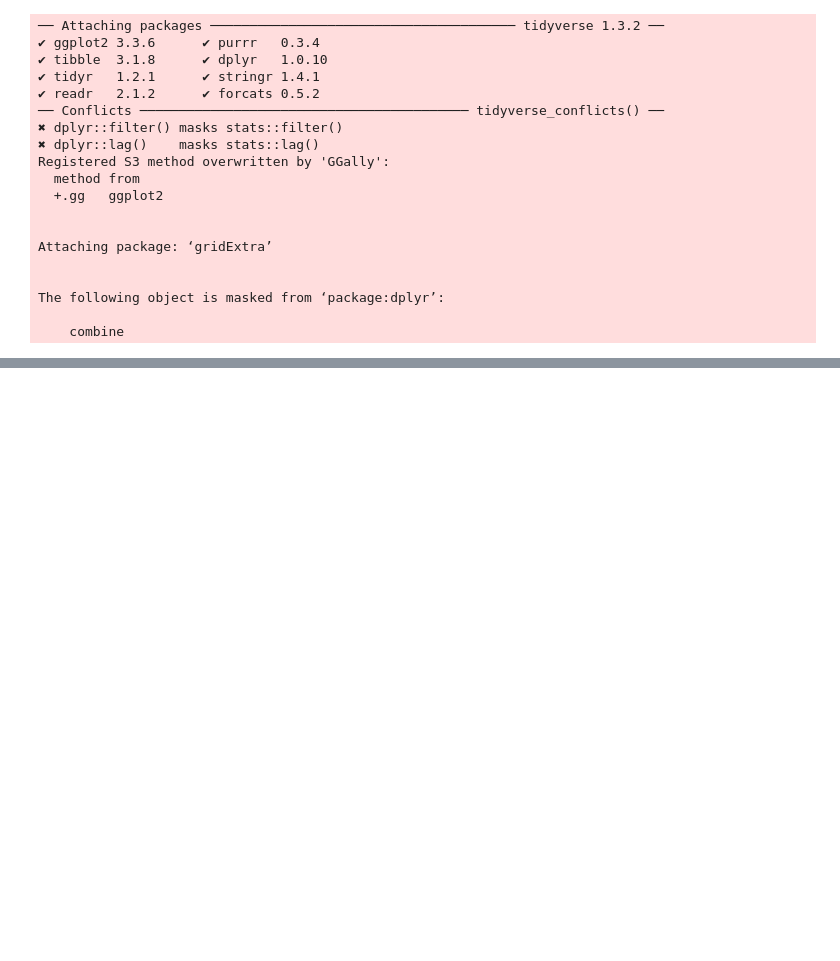
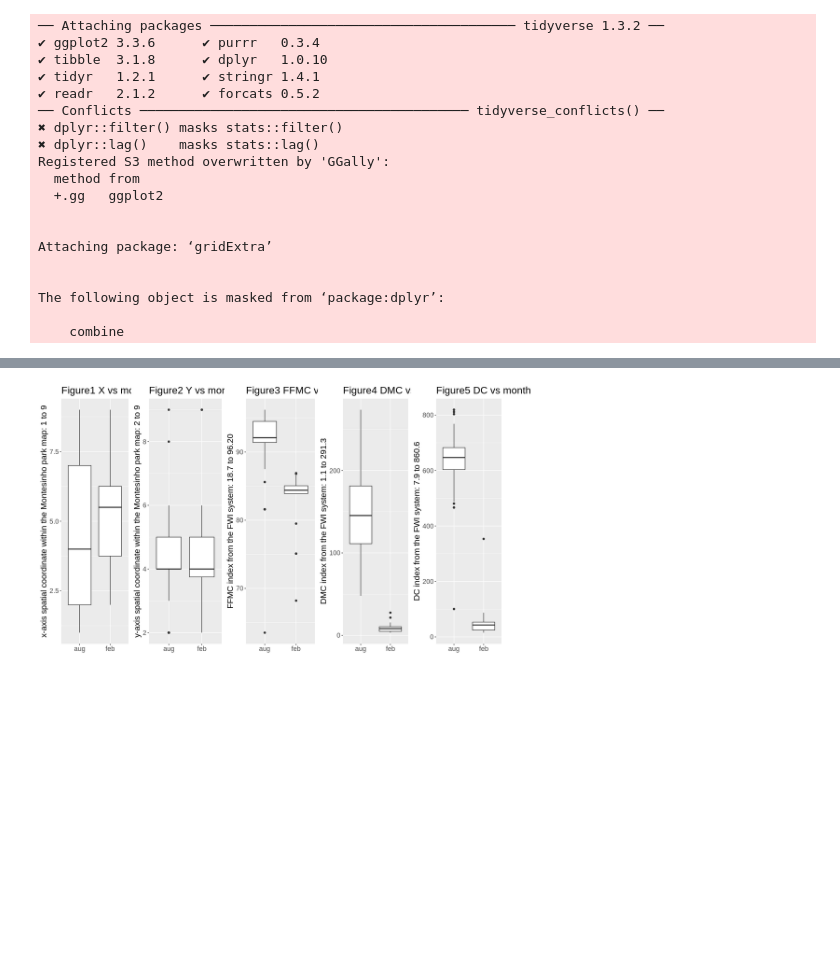
Before and after one commit to Zeeho-Lee/dsci-100-2022w2-group-36, a Jupyter notebook: Proposal.ipynb, the cells around one changed output, grey strips where cells are left out. Saved outputs shown, nothing was run; the diff lists cells and outputs as text; code cells hidden in the pictures; blank space fills up the shorter version.

```diff
--- a/Proposal.ipynb
+++ b/Proposal.ipynb
@@ -43,0 +56,5 @@ A data.frame: 6 × 13
+# %%
+# Filter month of February and July
+forestfires_winter_summer <- forestfires_data |>
+                             filter(month %in% c("feb", "aug"))
+head(forestfires_winter_summer)
@@ -43,0 +71,83 @@ A data.frame: 6 × 13
+# %%
+# Creat boxplot of all numeric variables
+options(repr.plot.width = 20, repr.plot.height = 15)
+
+
+# Since there is an outlier there, which rather affects our analysis, and then filter it out
+forestfires_winter_summer <- forestfires_winter_summer |>
+                             filter(area < 400)
+
+X_month_plot <- ggplot(forestfires_winter_summer, aes(y = X, x = month)) +
+    geom_boxplot()+
+    labs(x = "", y = "x-axis spatial coordinate within the Montesinho park map: 1 to 9") +
+    theme(text=element_text(size=16)) +
+    labs(title = "Figure1 X vs month")
+
+Y_month_plot <- ggplot(forestfires_winter_summer, aes(y = Y, x = month)) +
+    geom_boxplot()+
+    labs(x = "", y = "y-axis spatial coordinate within the Montesinho park map: 2 to 9") +
+    theme(text=element_text(size=16)) +
+    labs(title = "Figure2 Y vs month")
+
+FFMC_month_plot <- ggplot(forestfires_winter_summer, aes(y = FFMC, x = month)) +
+    geom_boxplot()+
+    labs(x = "", y = "FFMC index from the FWI system: 18.7 to 96.20") +
+    theme(text=element_text(size=16)) +
+    labs(title = "Figure3 FFMC vs month")
+
+DMC_month_plot <- ggplot(forestfires_winter_summer, aes(y = DMC, x = month)) +
+    geom_boxplot()+
+    labs(x = "", y = "DMC index from the FWI system: 1.1 to 291.3") +
+    theme(text=element_text(size=16)) +
+    labs(title = "Figure4 DMC vs month")
+
+DC_month_plot <- ggplot(forestfires_winter_summer, aes(y = DC, x = month)) +
+    geom_boxplot()+
+    labs(x = "", y = "DC index from the FWI system: 7.9 to 860.6") +
+    theme(text=element_text(size=16)) +
+    labs(title = "Figure5 DC vs month")
+
+ISI_month_plot <- ggplot(forestfires_winter_summer, aes(y = ISI, x = month)) +
+    geom_boxplot()+
+    labs(x = "", y = "ISI index from the FWI system: 0.0 to 56.10") +
+    theme(text=element_text(size=16)) +
+    labs(title = "Figure6 ISI vs month")
+
+temp_month_plot <- ggplot(forestfires_winter_summer, aes(y = temp, x = month)) +
+    geom_boxplot()+
+    labs(x = "", y = "temperature in Celsius degrees: 2.2 to 33.30") +
+    theme(text=element_text(size=16)) +
+    labs(title = "Figure7 temp vs month")
+
+RH_month_plot <- ggplot(forestfires_winter_summer, aes(y = RH, x = month)) +
+    geom_boxplot()+
+    labs(x = "", y = "relative humidity in %: 15.0 to 100") +
+    theme(text=element_text(size=16)) +
+    labs(title = "Figure8 RH vs month")
+
+wind_month_plot <- ggplot(forestfires_winter_summer, aes(y = wind, x = month)) +
+    geom_boxplot()+
+    labs(x = "", y = "wind speed in km/h: 0.40 to 9.40") +
+    theme(text=element_text(size=16)) +
+    labs(title = "Figure9 wind vs month")
+
+rain_month_plot <- ggplot(forestfires_winter_summer, aes(y = rain, x = month)) +
+    geom_boxplot()+
+    labs(x = "", y = "outside rain in mm/m2 : 0.0 to 6.4") +
+    theme(text=element_text(size=16)) +
+    labs(title = "Figure9 rain vs month")
+
+area_month_plot <- forestfires_winter_summer|>
+    ggplot(aes(y = area, x = month)) +
+    geom_boxplot()+
+    labs(x = "", y = "the burned area of the forest (in ha): 0.00 to 1090.84") +
+    theme(text=element_text(size=16)) +
+    labs(title = "Figure10 area vs month")
+
+combined_month_plot_1 <-grid.arrange(X_month_plot, Y_month_plot, FFMC_month_plot, DMC_month_plot, DC_month_plot,
+                                    ncol = 8, nrow=2.9)
+
+combined_month_plot_1 <-grid.arrange(ISI_month_plot, temp_month_plot, RH_month_plot, wind_month_plot, rain_month_plot,
+                                    ncol = 8, nrow=2.95)
+# %% [output]
+[figure, added]
```
Also changed, not shown: parts of 13 cells of this notebook.
